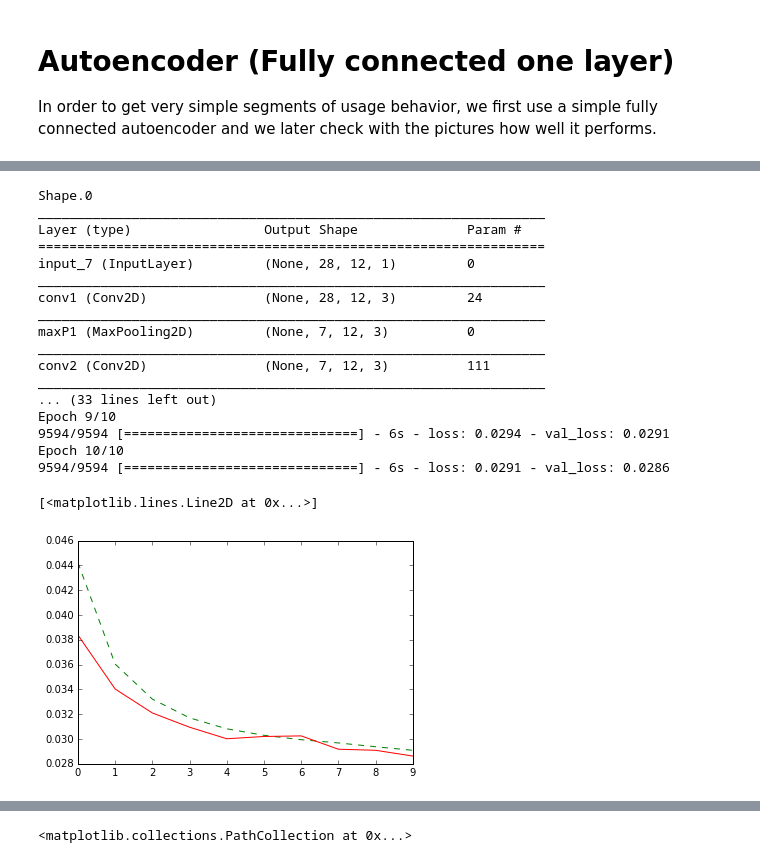
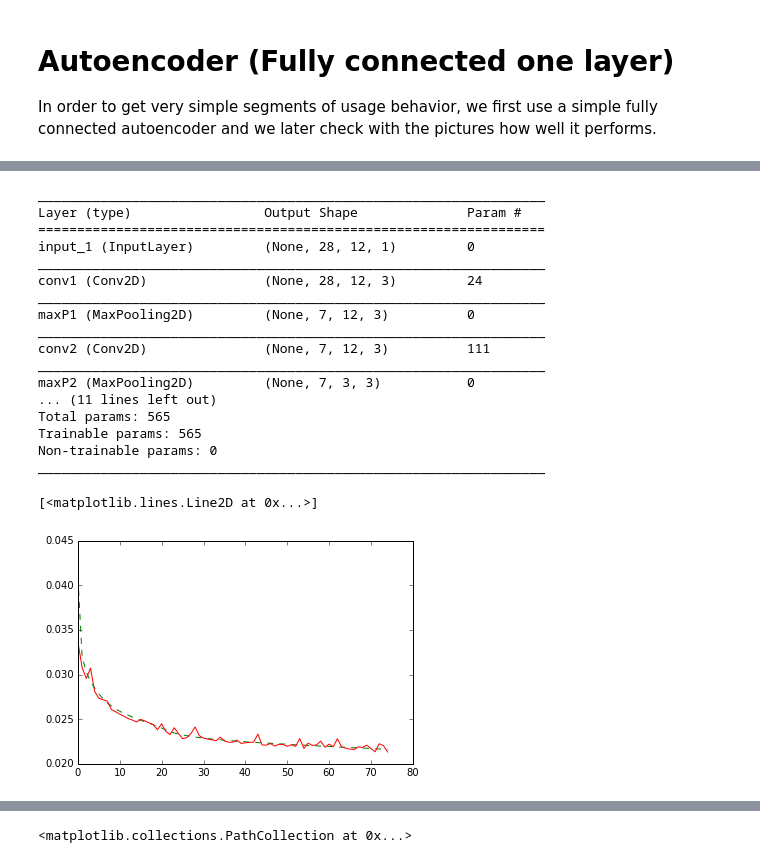
Before and after one commit to CyrilleDS/Business-Deep-Learning, a Jupyter notebook: Convolutional Network for Churn.ipynb, the cells around one changed output, grey strips where cells are left out. Cells and saved outputs as stored; diff of their text form; code cells hidden in the pictures.

```diff
--- a/Convolutional Network for Churn.ipynb
+++ b/Convolutional Network for Churn.ipynb
@@ -302,67 +303,48 @@ X_train shape: (9594, 28, 12, 1)
 # %%
 input_img = Input(shape=(28,12,1))
 x = Convolution2D(3, (7, 1), activation='relu', padding = 'same', name = 'conv1')(input_img)
-#print(x.shape)
 x = MaxPooling2D((4, 1), padding ='same', name = 'maxP1')(x)
 x = Convolution2D(3, (1, 12), activation='relu', padding = 'same', name = 'conv2')(x)
 encoded = MaxPooling2D((1, 4), padding ='same', name = 'maxP2')(x)
-#print(x.shape)
-#x = Flatten()(x)
-#encoded = Dense(10,activation='relu')(x)
-#print(x.shape)
-#x = Dense(78)(encoded)
-#print(x.shape)
-#x = Reshape((13,1,6))(x)
+
 x = Convolution2D(3, (1, 12), activation='relu', padding = 'same', name = 'deconv1')(encoded)
 x = UpSampling2D((1, 4), name = 'UpS1')(x)
-#print(x.shape)
 x = Convolution2D(3, (7, 1), activation='relu', padding = 'same', name = 'deconv2')(x)
-#print(x.shape)
 x = UpSampling2D((4, 1), name = 'UpS2')(x)
-#print(x.shape)
-#x = UpSampling2D((2, 2))(encoded)
+
 decoded = Convolution2D(1, (7, 12), activation='linear', padding = 'same', name = 'deconv3')(x)
-print(encoded.shape)
+
 
 autoencoder = Model(input_img, decoded)
 autoencoder.summary()
 
-#autoencoder = Sequential()
-#autoencoder.add(AutoEncoder(encoder=encoder, decoder=decoder, output_reconstruction=False))
 
-
-#Then you fit everything [..]
 rms = RMSprop()
 autoencoder.compile(loss='mean_squared_error', optimizer=rms)
-my_model = autoencoder.fit(X_train_encoder, X_train_encoder,
-                epochs=10,
-                batch_size=128,
-                verbose = True,
-                shuffle=True,
-                validation_data=(X_test_encoder, X_test_encoder))
+my_model = autoencoder.fit(X_train_encoder, X_train_encoder, epochs = 75, batch_size=128, verbose = False, shuffle=True, validation_data=(X_test_encoder, X_test_encoder))
 
 plt.plot(my_model.epoch, my_model.history['loss'], 'g--')
 plt.plot(my_model.epoch, my_model.history['val_loss'], 'r-')
 # %% [output]
-Shape.0
 _________________________________________________________________
 Layer (type)                 Output Shape              Param #
 =================================================================
-input_7 (InputLayer)         (None, 28, 12, 1)         0
+input_1 (InputLayer)         (None, 28, 12, 1)         0
 _________________________________________________________________
 conv1 (Conv2D)               (None, 28, 12, 3)         24
 _________________________________________________________________
 maxP1 (MaxPooling2D)         (None, 7, 12, 3)          0
 _________________________________________________________________
 conv2 (Conv2D)               (None, 7, 12, 3)          111
 _________________________________________________________________
-... (33 lines left out)
-Epoch 9/10
-9594/9594 [==============================] - 6s - loss: 0.0294 - val_loss: 0.0291
-Epoch 10/10
-9594/9594 [==============================] - 6s - loss: 0.0291 - val_loss: 0.0286
+maxP2 (MaxPooling2D)         (None, 7, 3, 3)           0
+... (11 lines left out)
+Total params: 565
+Trainable params: 565
+Non-trainable params: 0
+_________________________________________________________________
 [<matplotlib.lines.Line2D at 0x...>]
-[figure, old version]
+[figure, new version]
 # %%
 decoded_imgs = autoencoder.predict(X_test_encoder)
 
```
Also changed, not shown: parts of 20 cells of this notebook.
